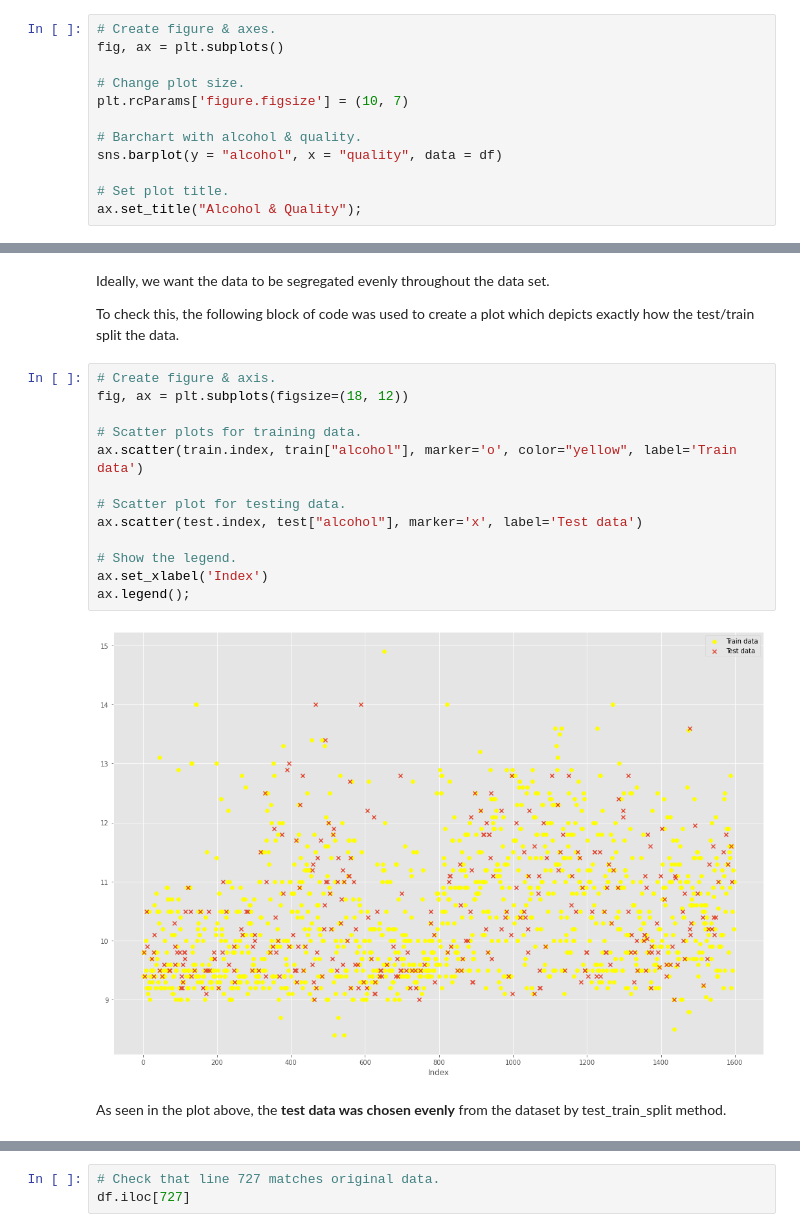
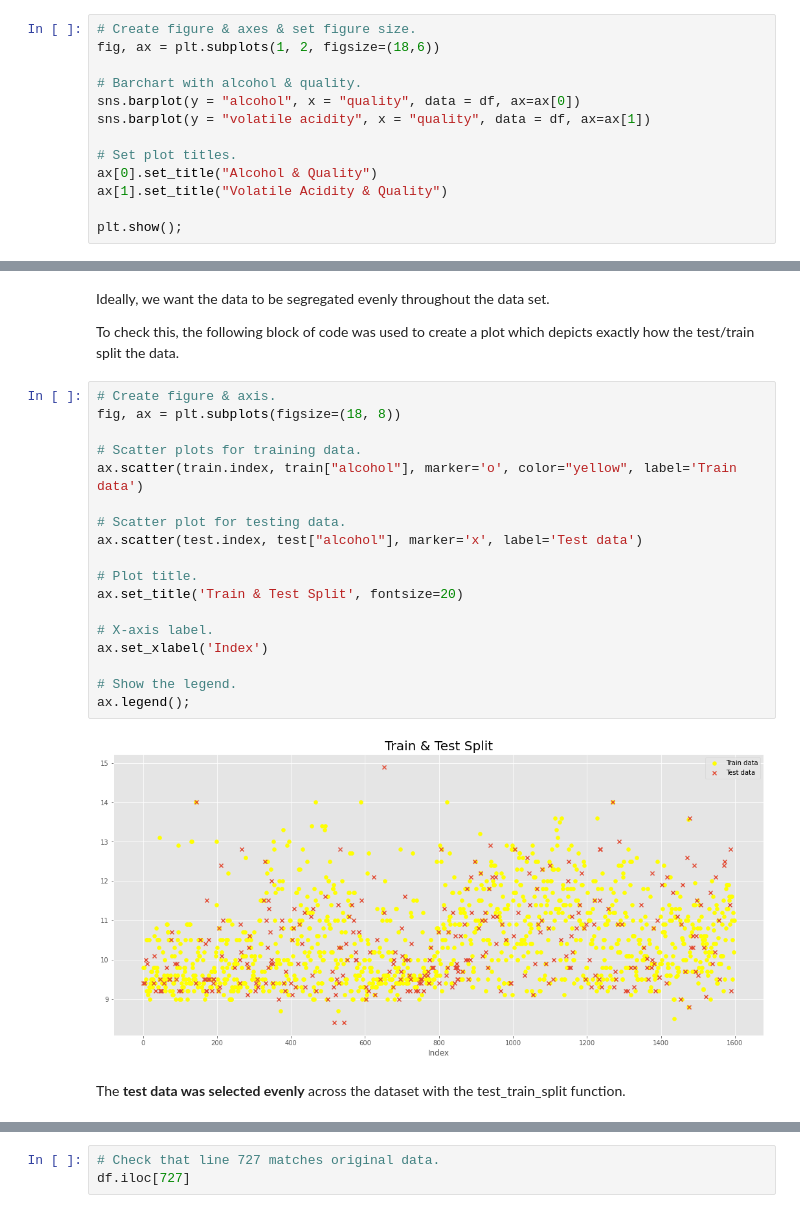
Before and after one commit to Izardo/Machine-Learning-and-Statistics, a Jupyter notebook: scikit-learn.ipynb, the cells around one changed output, grey strips where cells are left out. Cells and saved outputs as stored; diff of their text form.

```diff
--- a/scikit-learn.ipynb
+++ b/scikit-learn.ipynb
@@ -326,14 +332,15 @@ If the p-value is greater than the significance level, then you cannot conclude
 #### Bar Plot
 # %%
-# Create figure & axes.
-fig, ax = plt.subplots()
-
-# Change plot size.
-plt.rcParams['figure.figsize'] = (10, 7)
+# Create figure & axes & set figure size.
+fig, ax = plt.subplots(1, 2, figsize=(18,6))
 
 # Barchart with alcohol & quality.
-sns.barplot(y = "alcohol", x = "quality", data = df)
+sns.barplot(y = "alcohol", x = "quality", data = df, ax=ax[0])
+sns.barplot(y = "volatile acidity", x = "quality", data = df, ax=ax[1])
 
-# Set plot title.
-ax.set_title("Alcohol & Quality");
+# Set plot titles.
+ax[0].set_title("Alcohol & Quality")
+ax[1].set_title("Volatile Acidity & Quality")
+
+plt.show();
 # %% [output]
@@ -542,21 +552,26 @@ Ideally, we want the data to be segregated evenly throughout the data set.
 To check this, the following block of code was used to create a plot which depicts exactly how the test/train split the data.
 # %%
 # Create figure & axis.
-fig, ax = plt.subplots(figsize=(18, 12))
+fig, ax = plt.subplots(figsize=(18, 8))
 
 # Scatter plots for training data.
 ax.scatter(train.index, train["alcohol"], marker='o', color="yellow", label='Train data')
 
 # Scatter plot for testing data.
 ax.scatter(test.index, test["alcohol"], marker='x', label='Test data')
 
+# Plot title.
+ax.set_title('Train & Test Split', fontsize=20)
+
+# X-axis label.
+ax.set_xlabel('Index')
+
 # Show the legend.
-ax.set_xlabel('Index')
 ax.legend();
 # %% [output]
-[figure, old version]
+[figure, new version]
 # %% [markdown]
-As seen in the plot above, the <b>test data was chosen evenly</b> from the dataset by test_train_split method.
+The <b>test data was selected evenly</b> across the dataset with the test_train_split function.
 # %% [markdown]
 <br>
 
```
Also changed, not shown: parts of 41 cells of this notebook, 1 other file.
